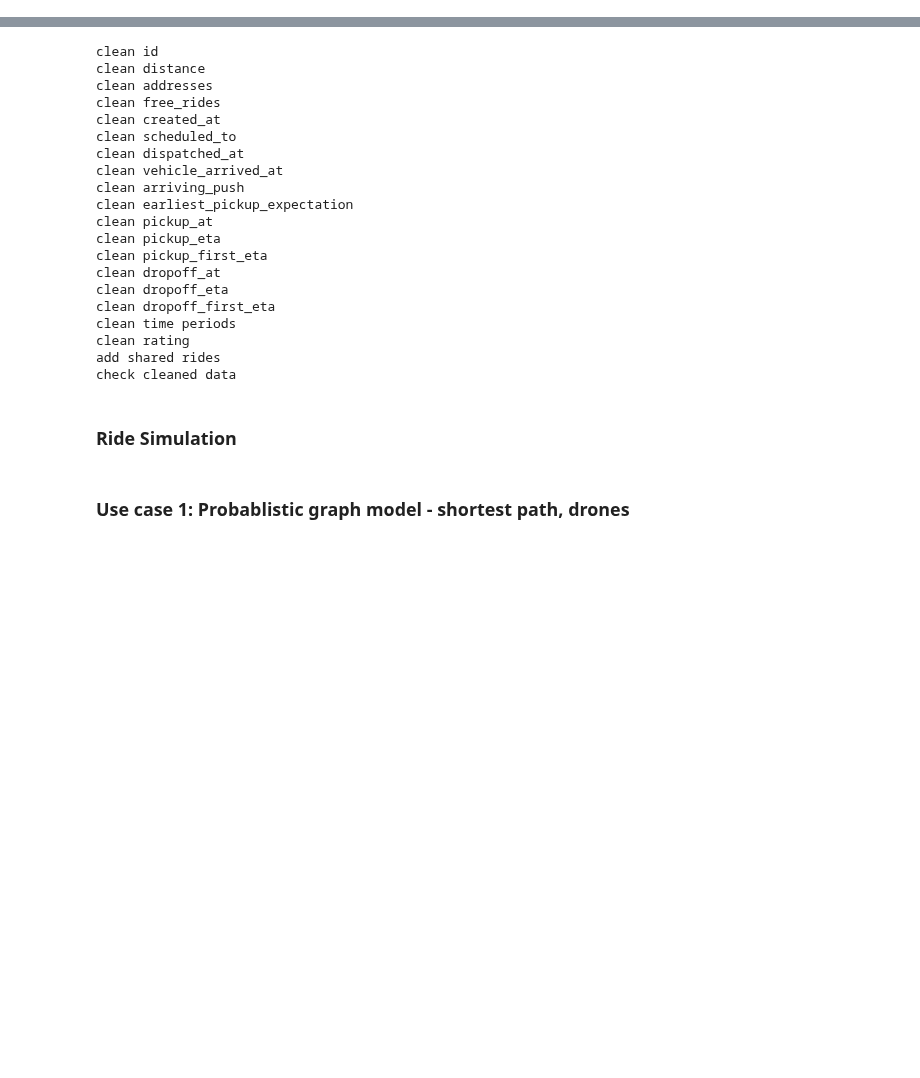
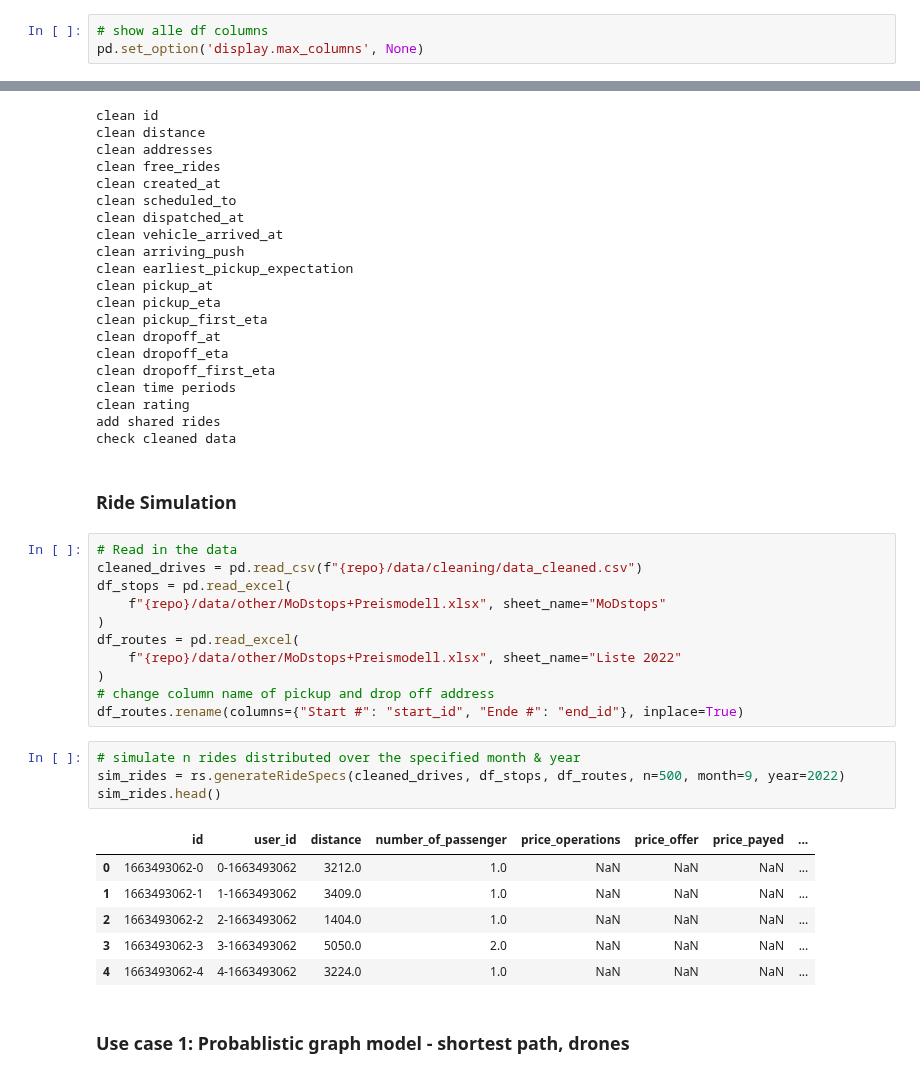
Before and after one commit to Lukas-Dierkes/vehicle-stream-team-project, a Jupyter notebook: vehicle_stream_pipeline/walkthrough.ipynb, the cells around one changed output, grey strips where cells are left out. Drawn from its saved outputs; the diff is of its cells as text; blank space fills up the shorter version.

```diff
--- a/vehicle_stream_pipeline/walkthrough.ipynb
+++ b/vehicle_stream_pipeline/walkthrough.ipynb
@@ -22,6 +23,9 @@ import plotly.graph_objects as go
 warnings.filterwarnings("ignore")
 repo = git.Repo(".", search_parent_directories=True).git.rev_parse(
     "--show-toplevel")
+# %%
+# show alle df columns
+pd.set_option('display.max_columns', None)
 # %% [markdown]
 ### Combining the normal rides from MoD
 # %%
@@ -86,6 +90,28 @@ add shared rides
 check cleaned data
 # %% [markdown]
 ### Ride Simulation
+# %%
+# Read in the data
+cleaned_drives = pd.read_csv(f"{repo}/data/cleaning/data_cleaned.csv")
+df_stops = pd.read_excel(
+    f"{repo}/data/other/MoDstops+Preismodell.xlsx", sheet_name="MoDstops"
+)
+df_routes = pd.read_excel(
+    f"{repo}/data/other/MoDstops+Preismodell.xlsx", sheet_name="Liste 2022"
+)
+# change column name of pickup and drop off address
+df_routes.rename(columns={"Start #": "start_id", "Ende #": "end_id"}, inplace=True)
+# %%
+# simulate n rides distributed over the specified month & year
+sim_rides = rs.generateRideSpecs(cleaned_drives, df_stops, df_routes, n=500, month=9, year=2022)
+sim_rides.head()
+# %% [output]
+|  | id | user_id | distance | number_of_passenger | price_operations | price_offer | price_payed | ... |
+| 0 | 1663493062-0 | 0-1663493062 | 3212.0 | 1.0 | NaN | NaN | NaN | ... |
+| 1 | 1663493062-1 | 1-1663493062 | 3409.0 | 1.0 | NaN | NaN | NaN | ... |
+| 2 | 1663493062-2 | 2-1663493062 | 1404.0 | 1.0 | NaN | NaN | NaN | ... |
+| 3 | 1663493062-3 | 3-1663493062 | 5050.0 | 2.0 | NaN | NaN | NaN | ... |
+| 4 | 1663493062-4 | 4-1663493062 | 3224.0 | 1.0 | NaN | NaN | NaN | ... |
 # %% [markdown]
 ### Use case 1: Probablistic graph model - shortest path, drones
 # %%
```
Also changed, not shown: parts of 2 cells of this notebook, 2 other files.
